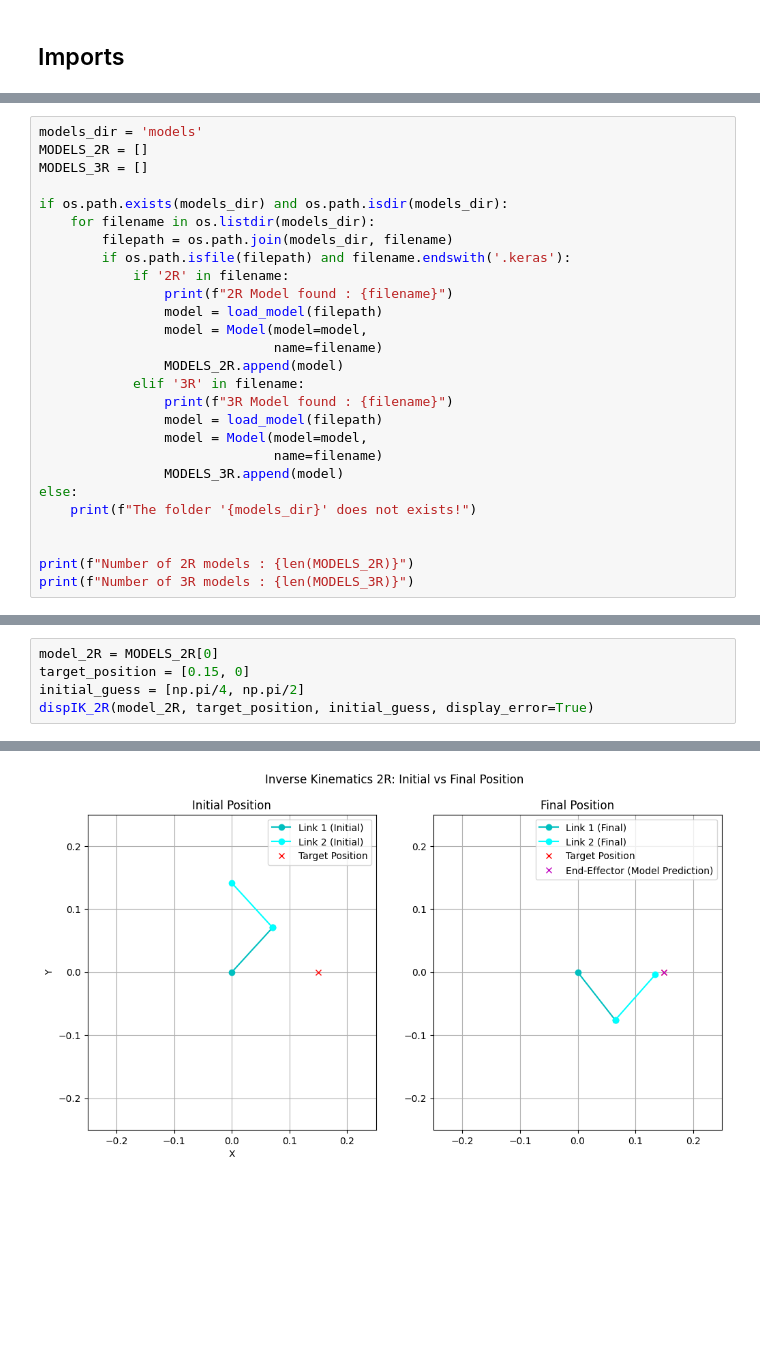
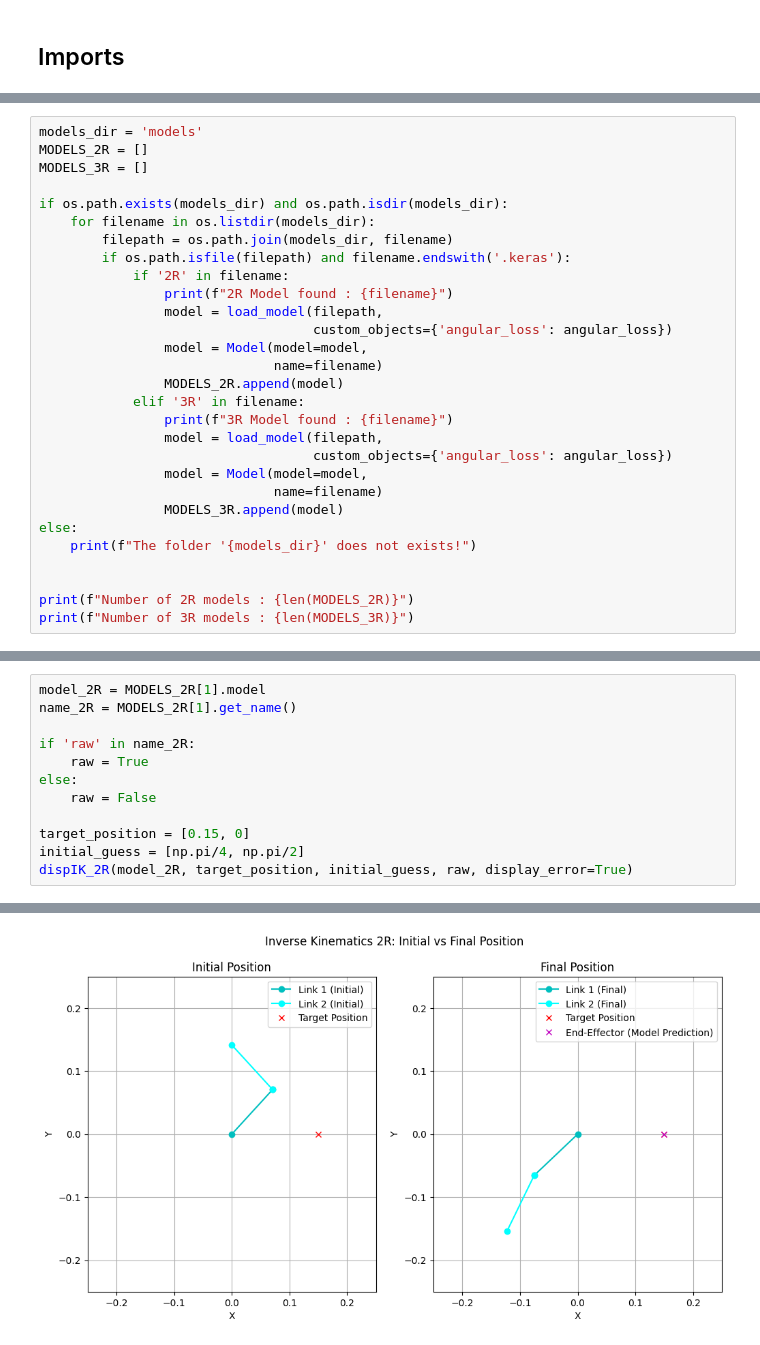
Before and after one commit to Mowibox/Mujoco-ML, a Jupyter notebook: models_IK.ipynb, the cells around one changed output, grey strips where cells are left out. Drawn from its saved outputs; the diff is of its cells as text; blank space fills up the shorter version.

```diff
--- a/models_IK.ipynb
+++ b/models_IK.ipynb
@@ -18,13 +18,15 @@ if os.path.exists(models_dir) and os.path.isdir(models_dir):
         if os.path.isfile(filepath) and filename.endswith('.keras'):
             if '2R' in filename:
                 print(f"2R Model found : {filename}")
-                model = load_model(filepath)
+                model = load_model(filepath,
+                                   custom_objects={'angular_loss': angular_loss})
                 model = Model(model=model,
                               name=filename)
                 MODELS_2R.append(model)
             elif '3R' in filename:
                 print(f"3R Model found : {filename}")
-                model = load_model(filepath)
+                model = load_model(filepath,
+                                   custom_objects={'angular_loss': angular_loss})
                 model = Model(model=model,
                               name=filename)
                 MODELS_3R.append(model)
@@ -42,7 +46,14 @@ Number of 3R models : 1
 # %%
-model_2R = MODELS_2R[0]
+model_2R = MODELS_2R[1].model
+name_2R = MODELS_2R[1].get_name()
+
+if 'raw' in name_2R:
+    raw = True
+else:
+    raw = False
+
 target_position = [0.15, 0]
 initial_guess = [np.pi/4, np.pi/2]
-dispIK_2R(model_2R, target_position, initial_guess, display_error=True)
+dispIK_2R(model_2R, target_position, initial_guess, raw, display_error=True)
 # %% [output]
 ===== Step n°0 =====
@@ -65 +76 @@ Computed joint angles for target position [0.15, 0]: (j0, j1) = [5.420171  7.948
-[figure, old version]
+[figure, new version]
```
Also changed, not shown: parts of 4 cells of this notebook, 7 other files.
